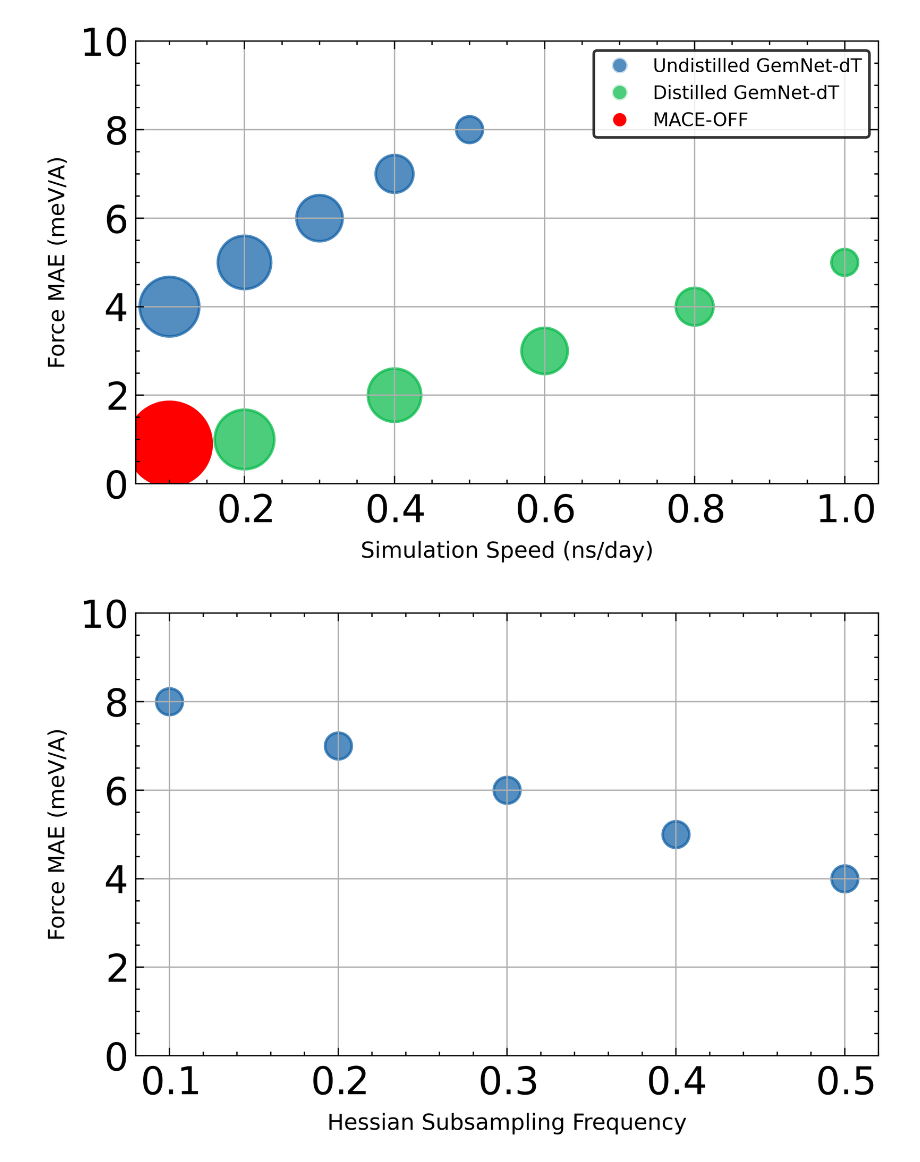
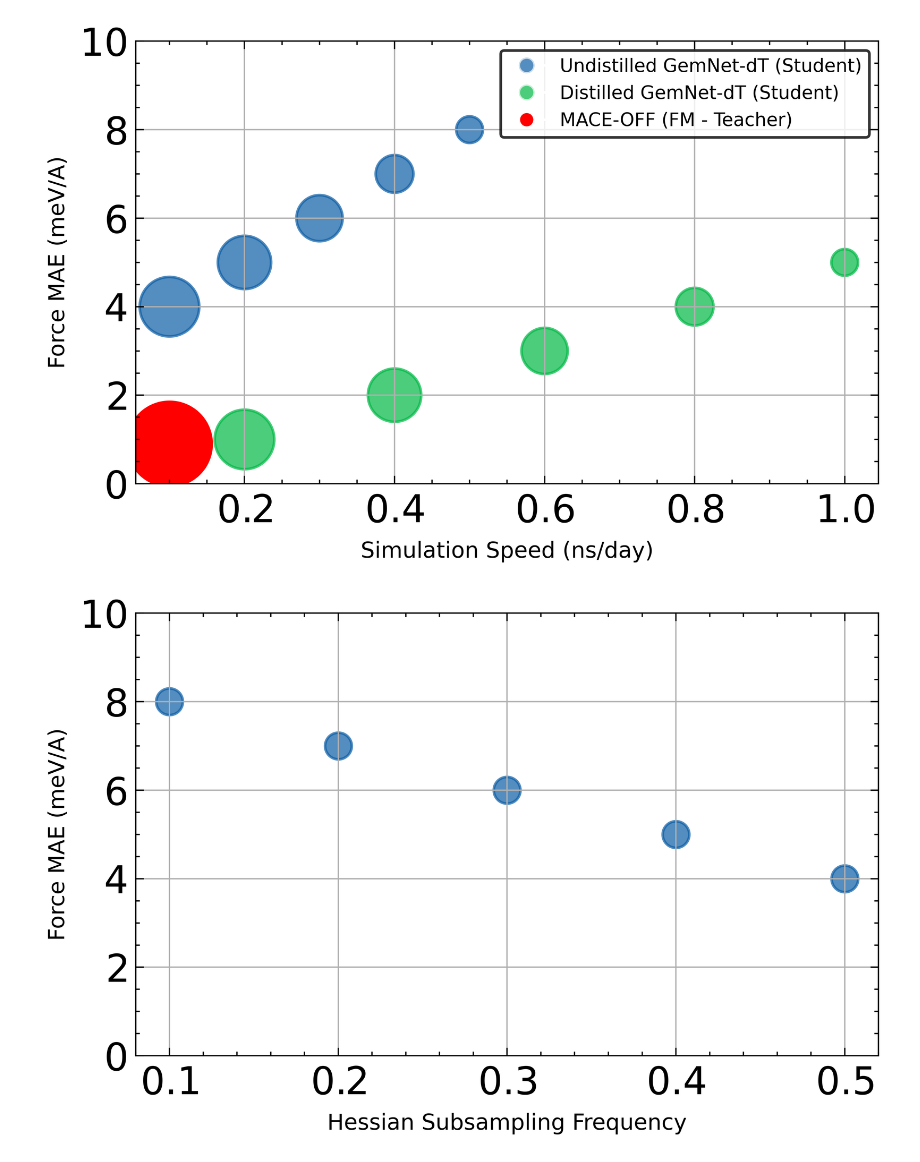
Before and after one commit to ishanthewizard/MLFF-distill, a Jupyter notebook: figures.ipynb, the cells around one changed output. Cells and saved outputs as stored; diff of their text form; code cells hidden in the pictures.

```diff
--- a/figures.ipynb
+++ b/figures.ipynb
@@ -48,44 +48,44 @@ plt.figure(figsize=(5, 3))
 
 # Plot undistilled student with varying marker sizes
 plt.scatter(undist_student_speeds, undist_student_errors,
-            label='Undistilled GemNet-dT',
+            label='Undistilled GemNet-dT (Student)',
             marker='o',
             s=student_sizes,  # Marker size proportional to student size
             alpha=0.7)
 
 # Plot distilled student with varying marker sizes
 plt.scatter(dist_student_speeds, dist_student_errors,
-            label='Distilled GemNet-dT',
+            label='Distilled GemNet-dT (Student)',
             marker='o',
             s=student_sizes,  # Marker size proportional to student size
             alpha=0.7)
 
 # Plot teacher
 plt.scatter(teacher_speed, teacher_error,
-            label='MACE-OFF',
+            label='MACE-OFF (FM - Teacher)',
             marker='o',
             color='red',
             s=teacher_size)  # Marker size proportional to teacher size
 
 # Create a custom legend with fixed marker sizes
 handles, labels = plt.gca().get_legend_handles_labels()
 legend_handles = [plt.Line2D([0], [0], marker='o', color='w', markerfacecolor=h.get_facecolor()[0],
                              markersize=6, label=l) for h, l in zip(handles, labels)]
 
 plt.legend(legend_handles, labels, frameon=True, edgecolor='black')  # Add a box around the legend
 
 # Add grid to the background
 plt.grid(True)
 plt.xlabel('Simulation Speed (ns/day)')
 plt.ylabel('Force MAE (meV/A)')
 plt.ylim(0, 10)
 
 
 plt.savefig('speed_vs_error.png')
 plt.show()
 plt.close()
 # %% [output]
-[figure, old version]
+[figure, new version]
 # %%
 
 
```
Also changed, not shown: 22 other files.
